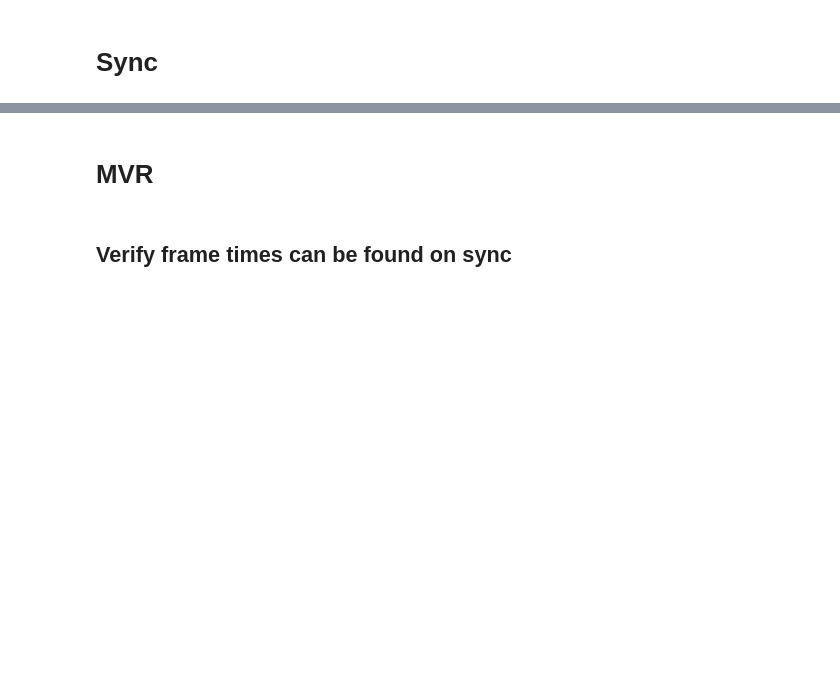
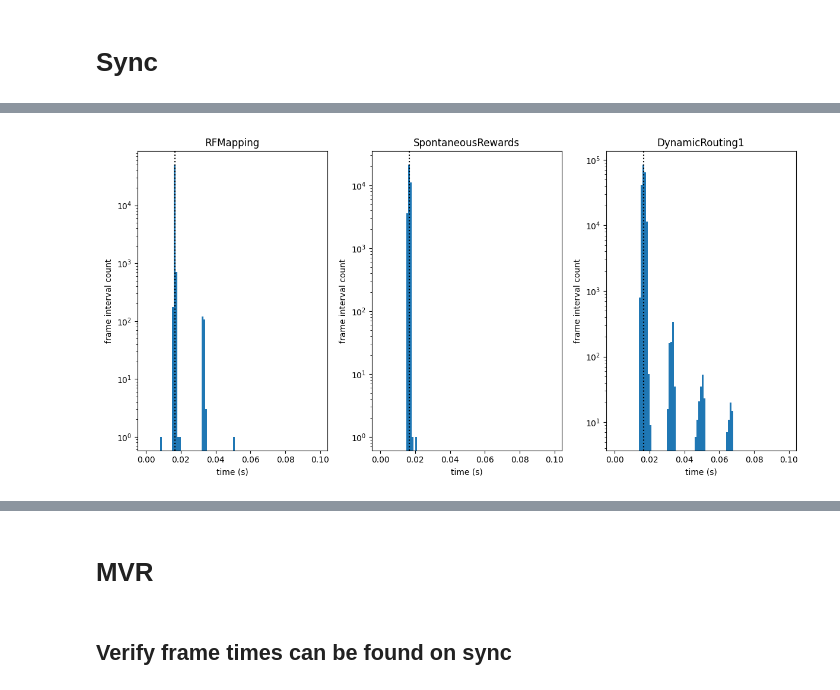
Before and after one commit to AllenInstitute/npc_sessions, a Jupyter notebook: src/npc_sessions/qc/notebooks/dynamic_routing_qc.ipynb, the cells around one changed output, grey strips where cells are left out. Cells and saved outputs as stored; diff of their text form; code cells hidden in the pictures; blank space fills up the shorter version.

```diff
--- a/src/npc_sessions/qc/notebooks/dynamic_routing_qc.ipynb
+++ b/src/npc_sessions/qc/notebooks/dynamic_routing_qc.ipynb
@@ -16,0 +120,8 @@ session.sync_data.meta_data
+# %%
+rich.print('[bold] Fraction long frames [/bold]')
+for stim_name, stim_times in stim_display_times.items():
+    intervals = np.diff(stim_times)
+    fraction_long = np.sum(intervals>0.02)/len(intervals)
+    longest_interval = max(intervals)
+    start_tag, end_tag = ('[bold green]', '[/bold green]') if fraction_long<0.01 and longest_interval<0.5 else ('[bold magenta]', '[/bold magenta]')
+    rich.print(start_tag + stim_name.stem.split('_')[0] + ': ' + str(fraction_long) + ' \t\t longest interval:' + str(longest_interval) + end_tag)
@@ -24,3 +142,17 @@ fig.set_size_inches(20, 10)
+# %%
+fig_hist, axes_hist = plt.subplots(1, len(axes))
+fig_hist.set_size_inches(12, 6)
+
+for ax, (stim_name, stim_times) in zip(axes_hist, stim_display_times.items()):
+    ax.hist(np.diff(stim_times), bins=np.arange(0, 0.1, 0.001))
+    ax.set_yscale('log')
+    ax.axvline(1/60, c='k', ls='dotted')
+    ax.set_title(stim_name.stem.split('_')[0])
+    ax.set_xlabel('time (s)')
+    ax.set_ylabel('frame interval count')
+plt.tight_layout()
+# %% [output]
+[figure, added]
 # %%
 fig, axes = session.sync_data.plot_stim_onsets()
 names = tuple(k for k, v in stim_display_times.items() if v is not None)
```
Also changed, not shown: parts of 13 cells of this notebook, 1 other file.
